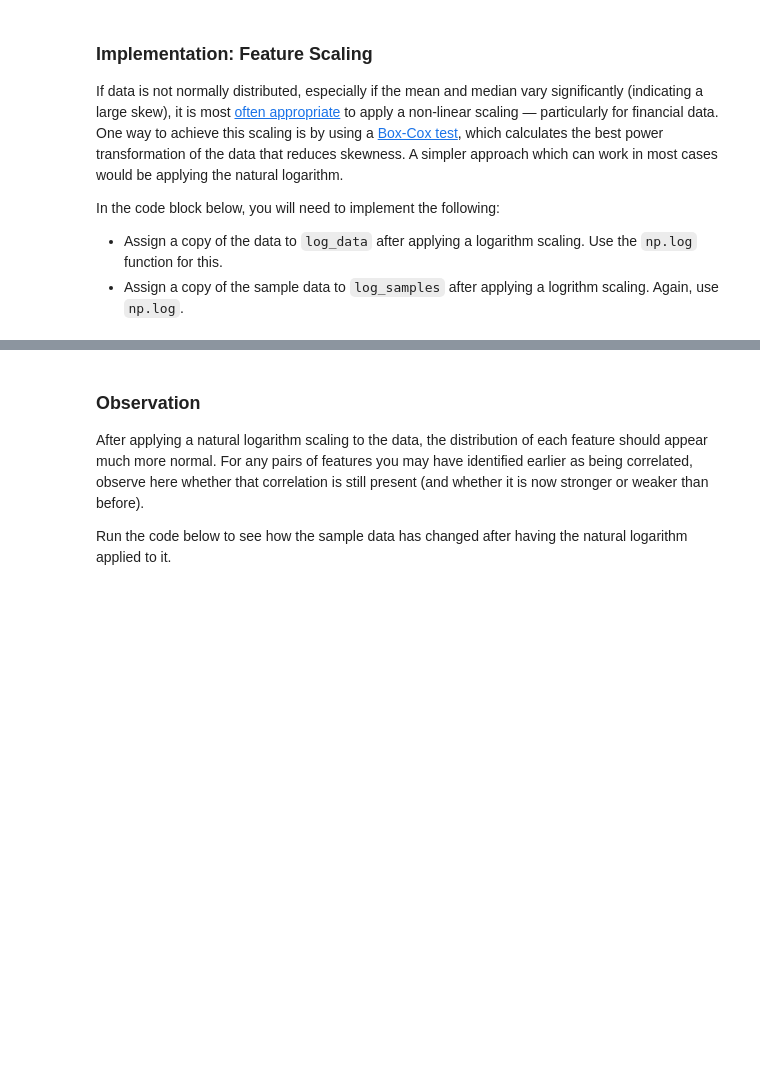
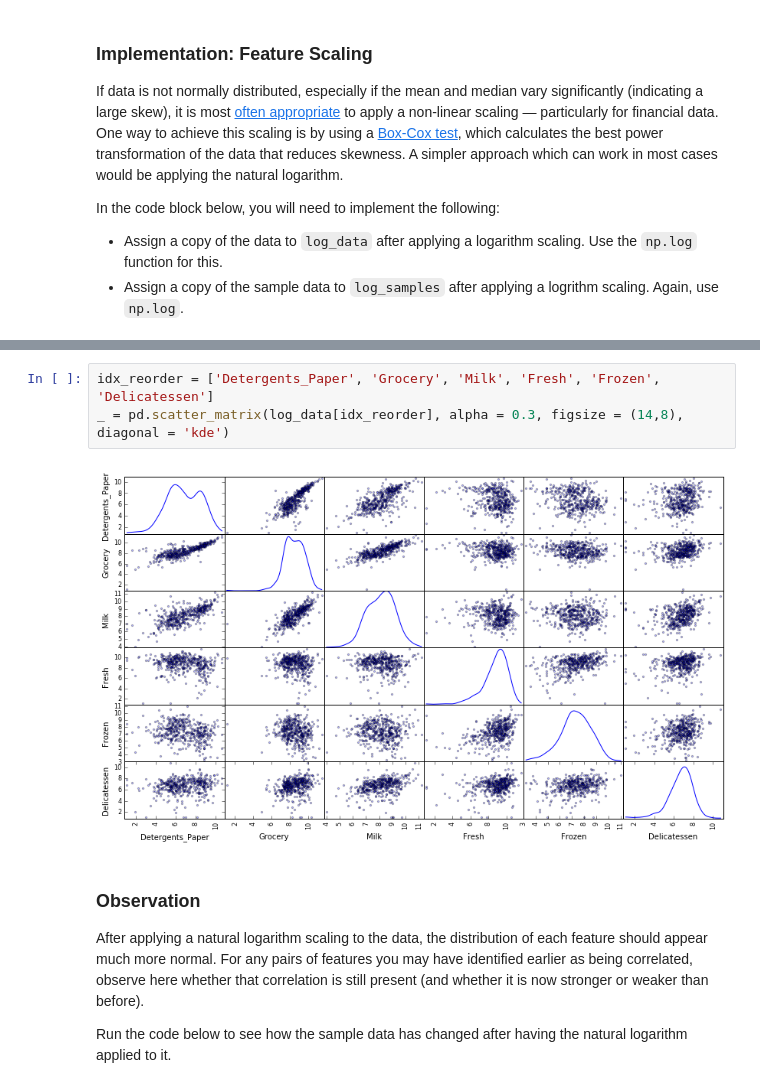
Before and after one commit to manprets/customer_segments, a Jupyter notebook: customer_segments.ipynb, the cells around one changed output, grey strips where cells are left out. Saved outputs shown, nothing was run; the diff lists cells and outputs as text; blank space fills up the shorter version.

```diff
--- a/customer_segments.ipynb
+++ b/customer_segments.ipynb
@@ -183,3 +216,8 @@ pd.scatter_matrix(log_data, alpha = 0.3, figsize = (14,8), diagonal = 'kde');
+# %%
+idx_reorder = ['Detergents_Paper', 'Grocery', 'Milk', 'Fresh', 'Frozen', 'Delicatessen']
+_ = pd.scatter_matrix(log_data[idx_reorder], alpha = 0.3, figsize = (14,8), diagonal = 'kde')
+# %% [output]
+[figure, added]
 # %% [markdown]
 ### Observation
 After applying a natural logarithm scaling to the data, the distribution of each feature should appear much more normal. For any pairs of features you may have identified earlier as being correlated, observe here whether that correlation is still present (and whether it is now stronger or weaker than before).
```
Also changed, not shown: parts of 41 cells of this notebook.
